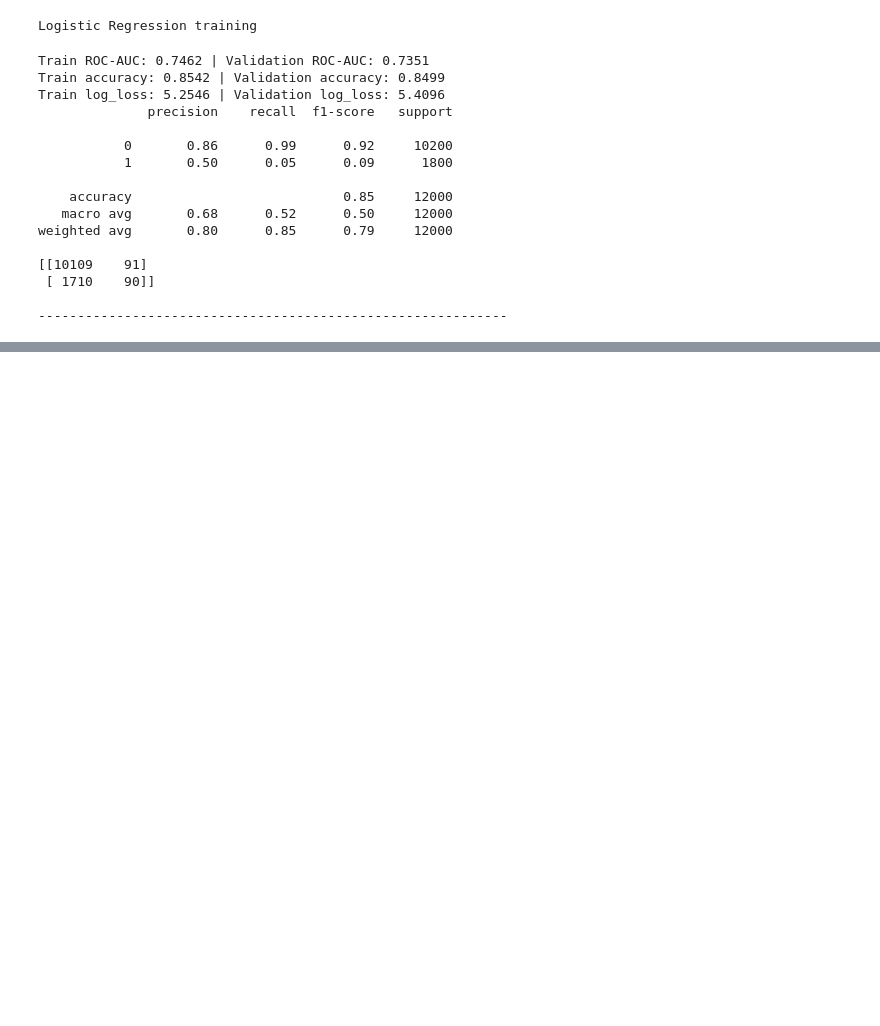
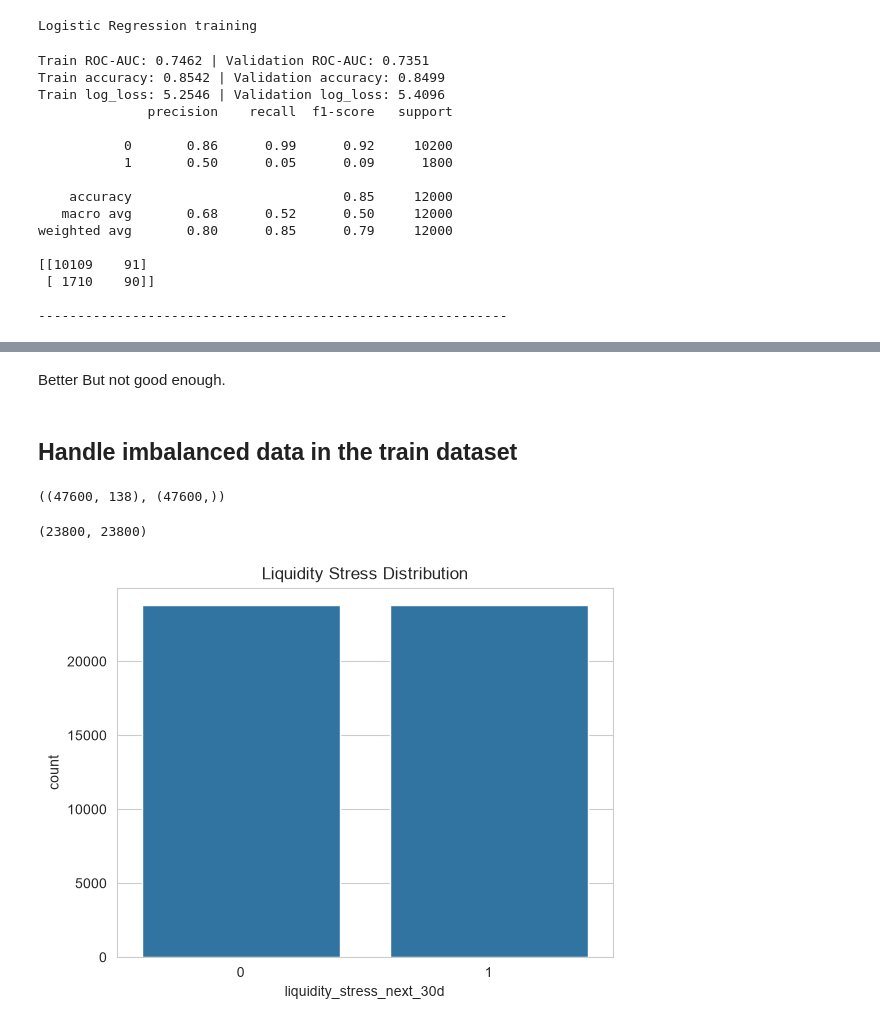
Before and after one commit to Udeani4/Financial_Stress_Prediction, a Jupyter notebook: LinearRegression.ipynb, the cells around one changed output, grey strips where cells are left out. Saved outputs shown, nothing was run; the diff lists cells and outputs as text; code cells hidden in the pictures; blank space fills up the shorter version.

Commit message:
Logistic regression complete

```diff
--- a/LinearRegression.ipynb
+++ b/LinearRegression.ipynb
@@ -474,11 +472,21 @@ ______________ Best Params for Logistic Regression _________________
 ### Best Parameters
 ______________ Best Params for Logistic Regression _________________
 {'solver': 'lbfgs', 'penalty': 'l2', 'class_weight': None, 'C': 100}
+# %%
+best_parameters={'solver': 'lbfgs', 'penalty': 'l2', 'class_weight': None, 'C': 100}
 # %%
 from sklearn.base import clone
 import pandas as pd
 from sklearn.metrics import (accuracy_score, roc_auc_score,
                              classification_report, confusion_matrix)
+# %%
+RANDOM_STATE=42
+model=LogisticRegression(max_iter=2000, random_state=RANDOM_STATE)
+# %%
+## Scale the data
+scaler=StandardScaler()
+X_train_ohe_adj_scaled=scaler.fit_transform(X_train_ohe_adj)
+X_val_ohe_adj_scaled=scaler.transform(X_val_ohe_adj)
 # %%
 
 results = []
@@ -543,0 +586,4 @@ The prediction of the minority class is very poor. We might have to check the pe
+# %% [markdown]
+Better But not good enough.
+# %% [markdown]
+## Handle imbalanced data in the train dataset
@@ -543,0 +592,17 @@ The prediction of the minority class is very poor. We might have to check the pe
+# %%
+oversample = SMOTE()
+X_oversampled,y_oversampled=oversample.fit_resample(X_train_ohe_adj, y_train)
+X_oversampled.shape, y_oversampled.shape
+# %% [output]
+((47600, 138), (47600,))
+# %%
+len(y_oversampled[y_oversampled==0]), len(y_oversampled[y_oversampled==1])
+# %% [output]
+(23800, 23800)
+# %%
+# Distribution of target variable
+sns.countplot(x=y_oversampled)
+plt.title("Liquidity Stress Distribution")
+plt.show()
+# %% [output]
+[figure, added]
```
Also changed, not shown: parts of 8 cells of this notebook, 1 other file.
